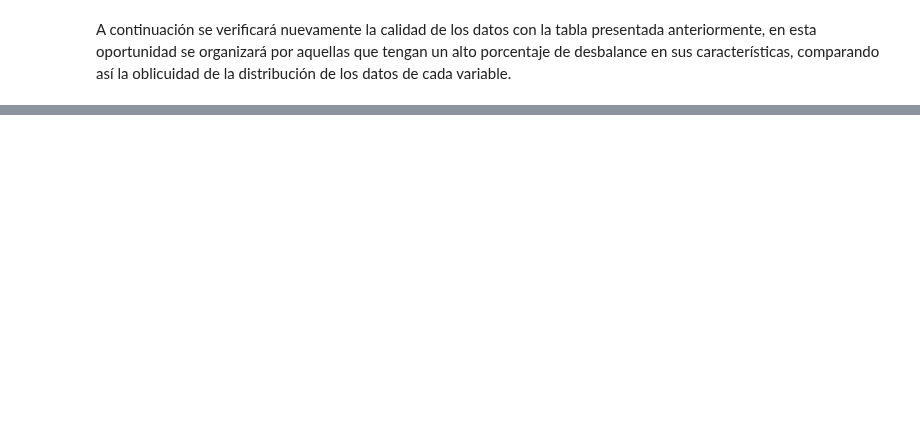
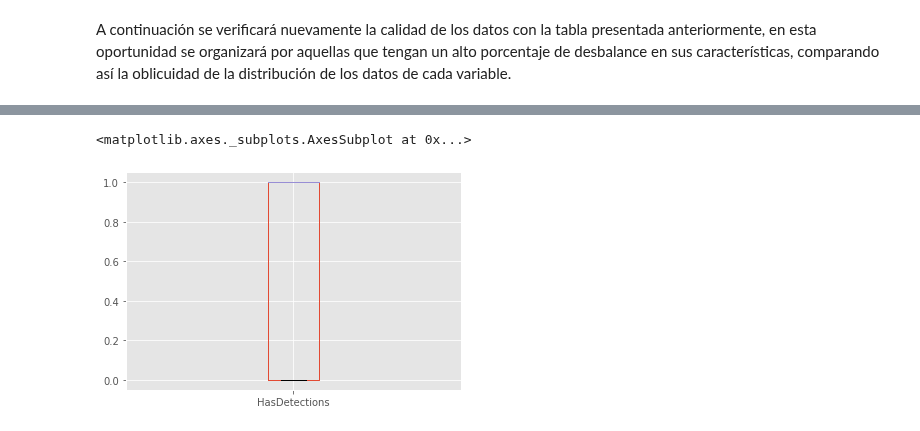
Before and after one commit to andresenrique08/ML_2020, a Jupyter notebook: Proyecto_Malware/Malware_v1.ipynb, the cells around one changed output, grey strips where cells are left out. Cells and saved outputs as stored; diff of their text form; code cells hidden in the pictures; blank space fills up the shorter version.

```diff
--- a/Proyecto_Malware/Malware_v1.ipynb
+++ b/Proyecto_Malware/Malware_v1.ipynb
@@ -225,0 +232,9 @@ Analizando la tabla se observa que 16 variables tienen una de sus categorias de
+# %%
+good_cols = list(train.columns)
+cont = 1
+for col in train.columns:
+    rate = train[col].value_counts(normalize=True).values[0]
+    if rate > 0.9:
+        good_cols.remove(col)
+        print(str(cont)+'. Se eliminó la columna '+ col)
+        cont += 1
@@ -225,0 +258,2 @@ Analizando la tabla se observa que 16 variables tienen una de sus categorias de
+# %%
+train = train[good_cols]
@@ -227,0 +341,8 @@ Analizando la tabla se observa que 16 variables tienen una de sus categorias de
+# %%
+to_cat = ['AVProductStatesIdentifier','CountryIdentifier','CityIdentifier','GeoNameIdentifier','LocaleEnglishNameIdentifier'
+          ,'IeVerIdentifier','Census_OEMNameIdentifier','Census_OEMModelIdentifier','Census_ProcessorManufacturerIdentifier'
+          ,'Census_ProcessorModelIdentifier','Census_OSInstallLanguageIdentifier','Census_OSUILocaleIdentifier'
+          ,'Census_FirmwareManufacturerIdentifier','Census_FirmwareVersionIdentifier','Wdft_RegionIdentifier']
+
+for var in to_cat:
+  train[var] = train[var].astype('object')
@@ -227,0 +403,5 @@ Analizando la tabla se observa que 16 variables tienen una de sus categorias de
+# %%
+train.HasDetections.plot(kind='box')
+# %% [output]
+<matplotlib.axes._subplots.AxesSubplot at 0x...>
+[figure, added]
```
Also changed, not shown: parts of 40 cells of this notebook.
